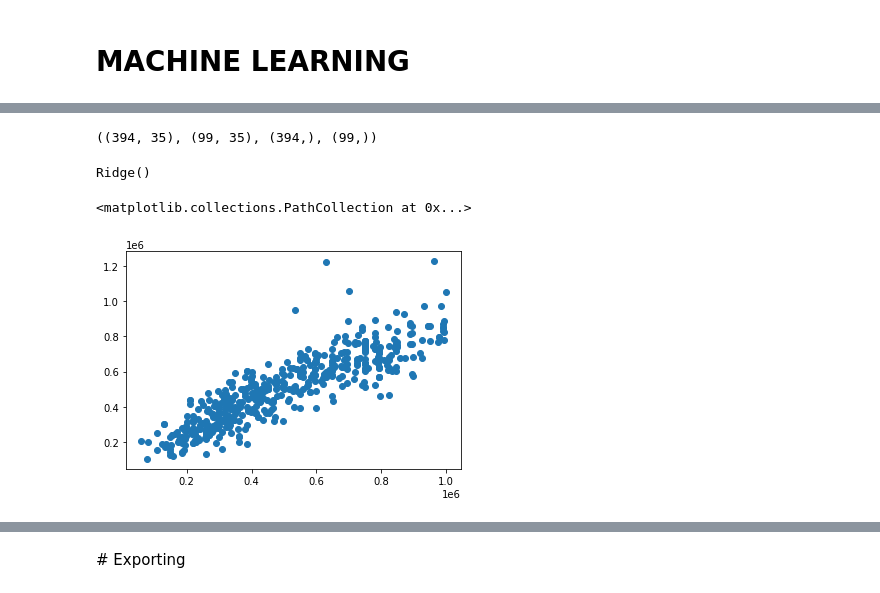
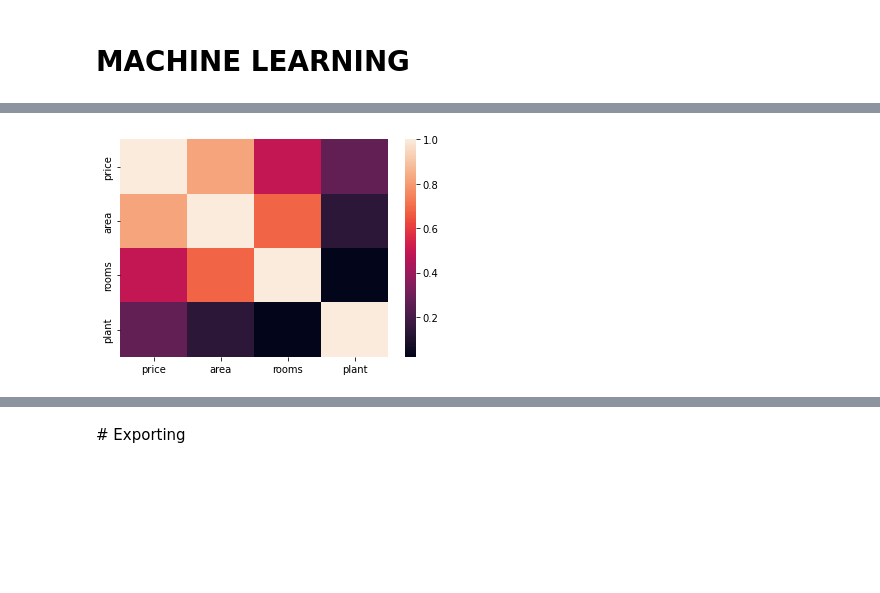
Before and after one commit to miguelpalospou/Final-project, a Jupyter notebook: project.ipynb, the cells around one changed output, grey strips where cells are left out. Cells and saved outputs as stored; diff of their text form; code cells hidden in the pictures; blank space fills up the shorter version.

```diff
--- a/project.ipynb
+++ b/project.ipynb
@@ -618,7 +137,0 @@ array(['Flat', 'Penthouse', 'Terraced', 'Duplex', 'House',
-# %%
-df = df.drop('reference', axis=1)
-df = df.drop(df[df['type'] == 'Penthouse'].index)
-df = df.drop(df[df['type'] == 'Terraced'].index)
-df = df.drop(df[df['type'] == 'Duplex'].index)
-df = df.drop(df[df['type'] == 'House'].index)
-df = df.drop(df[df['type'] == 'Semi-detached'].index)
@@ -645,2 +137,0 @@ districts_to_update = df['neighbourhood'].value_counts().loc[lambda x: x <= thre
-# %%
-df.loc[df['neighbourhood'].isin(districts_to_update), 'neighbourhood'] = 'OTHER'
@@ -663,3 +137,0 @@ array(["la Dreta de l'Eixample", 'la Vila Olímpica del Poblenou',
-# %%
-df.dropna(subset=['neighbourhood'], inplace=True)
-df.dropna(subset=['plant'], inplace=True)
@@ -703,7 +137,0 @@ array(["la Dreta de l'Eixample", 'la Vila Olímpica del Poblenou',
-# %%
-df = df.drop('district', axis=1)
-
-df_dummy = pd.get_dummies(df)
-df_dummy = df_dummy.drop("lift_no lift", axis=1)
-df_dummy = df_dummy.drop('parking_no', axis=1)
-df_dummy = df_dummy.drop('type_Flat', axis=1)
@@ -750,2 +145,6 @@ sns.histplot(x="price", data=df_dummy);
+# %%
+machine_learning.visuals_1(df)
+# %% [output]
+[figure, added]
 # %%
 df_dummy.to_csv("/Users/miguelpalospou/Desktop/IRONHACK/Projects/Final-project/data/dummy.csv", index=False)
@@ -754,33 +150,0 @@ from sklearn.model_selection import train_test_split
-# %%
-
-from sklearn.model_selection import train_test_split
-
-
-X = df_dummy.drop('price', axis=1)
-y = df_dummy.price
-
-
-X_train, X_test, y_train, y_test = train_test_split(X,y, test_size=.2)
-
-X_train.shape, X_test.shape, y_train.shape, y_test.shape
-# %% [output]
-((394, 35), (99, 35), (394,), (99,))
-# %%
-x,y=df_dummy.drop('price', axis=1), df_dummy.price
-from sklearn.linear_model import Ridge
-import matplotlib.pyplot as plt
-
-
-vars_pisos=list(df_dummy.columns)
-vars_pisos.remove('price')
-
-lr_m=Ridge()
-lr_m.fit(x,y)
-# %% [output]
-Ridge()
-# %%
-y_pred=lr_m.predict(x)
-plt.scatter(y, y_pred)
-# %% [output]
-<matplotlib.collections.PathCollection at 0x...>
-[figure, removed]
```
Also changed, not shown: parts of 91 cells of this notebook, 2 other files.
